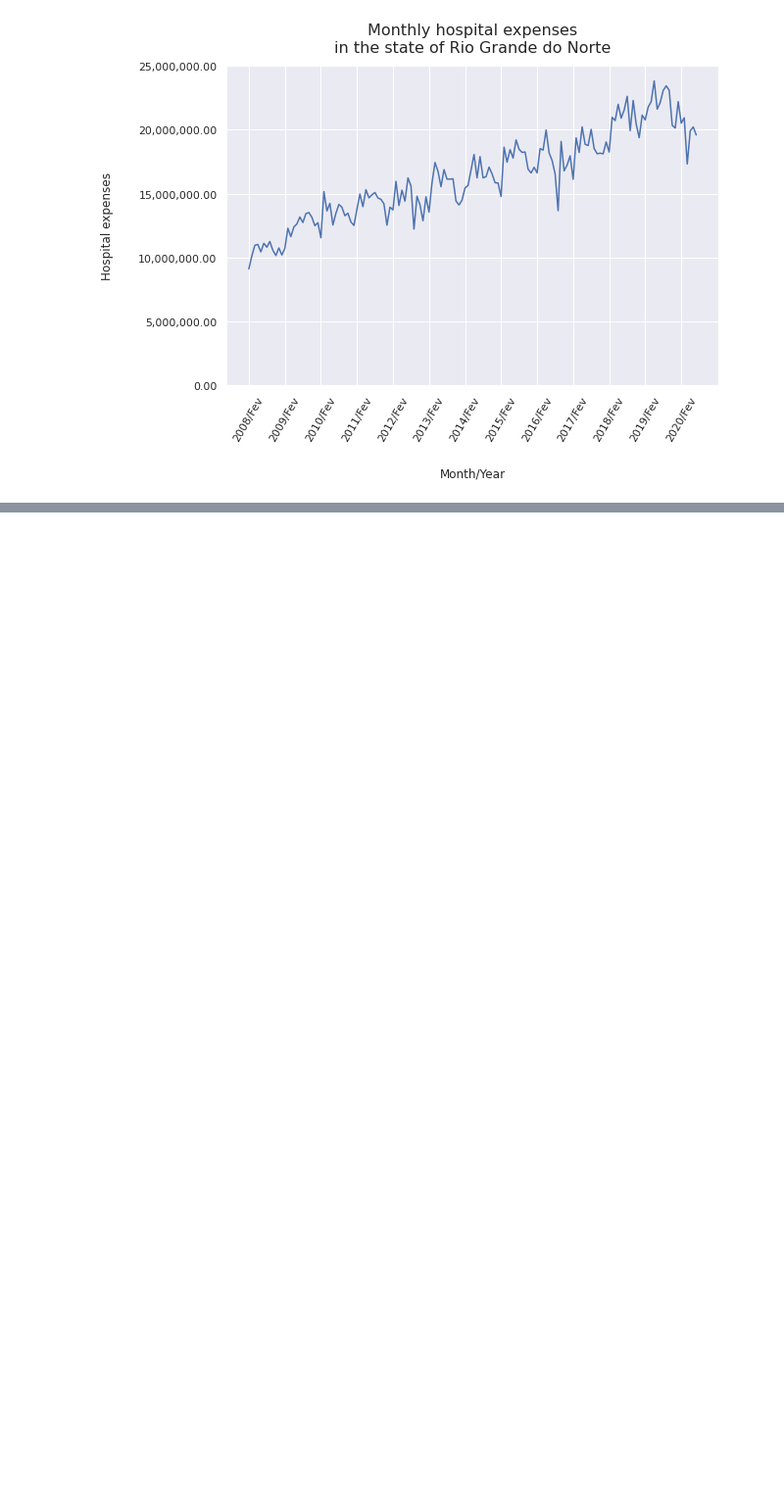
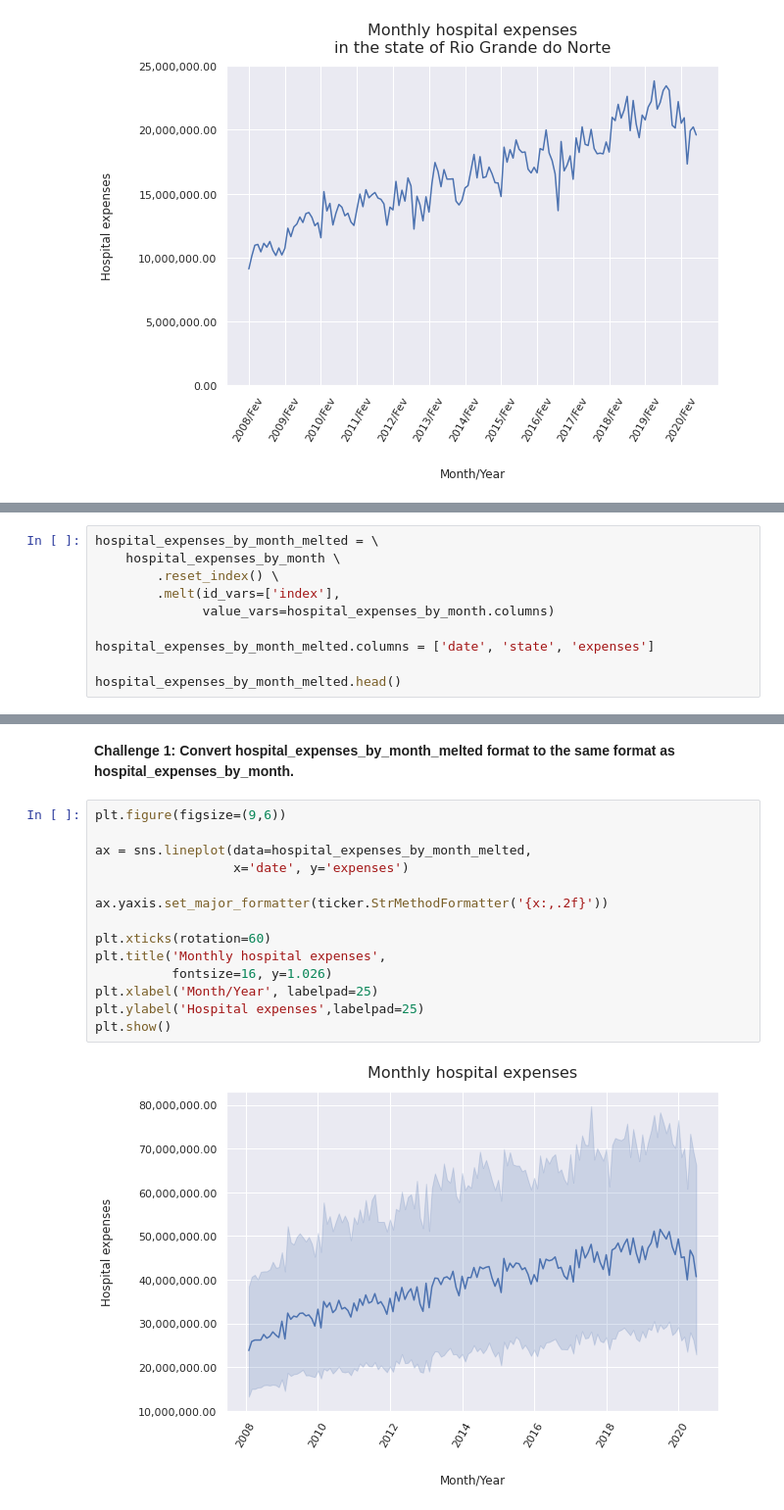
Before and after one commit to gabrielatrindade/alura-bootcamp, a Jupyter notebook: module2/lessons/hospital_expenses_sus_brazil_2.ipynb, the cells around one changed output, grey strips where cells are left out. Shown at 98% size. Drawn from its saved outputs; the diff is of its cells as text; blank space fills up the shorter version.

```diff
--- a/module2/lessons/hospital_expenses_sus_brazil_2.ipynb
+++ b/module2/lessons/hospital_expenses_sus_brazil_2.ipynb
@@ -989,0 +1146,10 @@ plt.show()
+# %%
+hospital_expenses_by_month_melted = \
+    hospital_expenses_by_month \
+        .reset_index() \
+        .melt(id_vars=['index'],
+              value_vars=hospital_expenses_by_month.columns)
+
+hospital_expenses_by_month_melted.columns = ['date', 'state', 'expenses']
+
+hospital_expenses_by_month_melted.head()
@@ -989,0 +1163,18 @@ plt.show()
+# %% [markdown]
+**Challenge 1: Convert hospital_expenses_by_month_melted format to the same format as hospital_expenses_by_month.**
+# %%
+plt.figure(figsize=(9,6))
+
+ax = sns.lineplot(data=hospital_expenses_by_month_melted,
+                  x='date', y='expenses')
+
+ax.yaxis.set_major_formatter(ticker.StrMethodFormatter('{x:,.2f}'))
+
+plt.xticks(rotation=60)
+plt.title('Monthly hospital expenses',
+          fontsize=16, y=1.026)
+plt.xlabel('Month/Year', labelpad=25)
+plt.ylabel('Hospital expenses',labelpad=25)
+plt.show()
+# %% [output]
+[figure, added]
```
Also changed, not shown: parts of 31 cells of this notebook.
